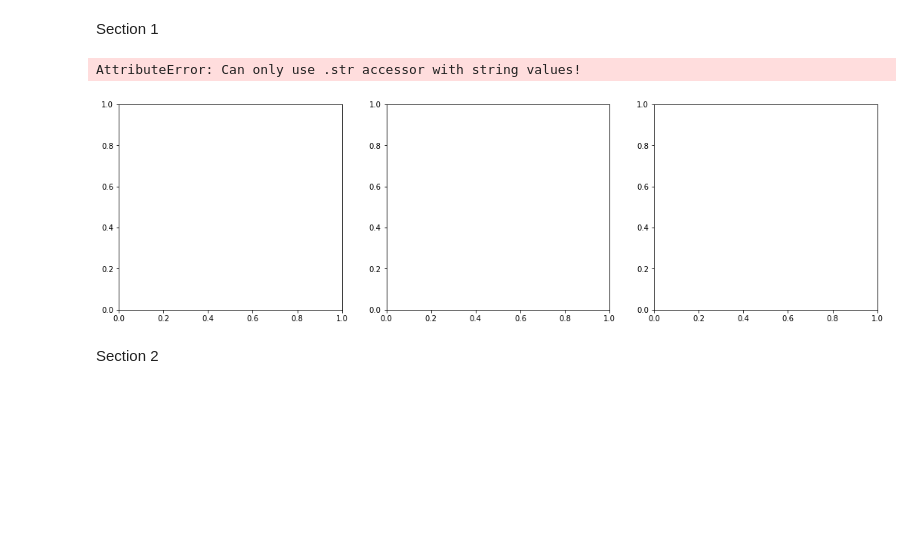
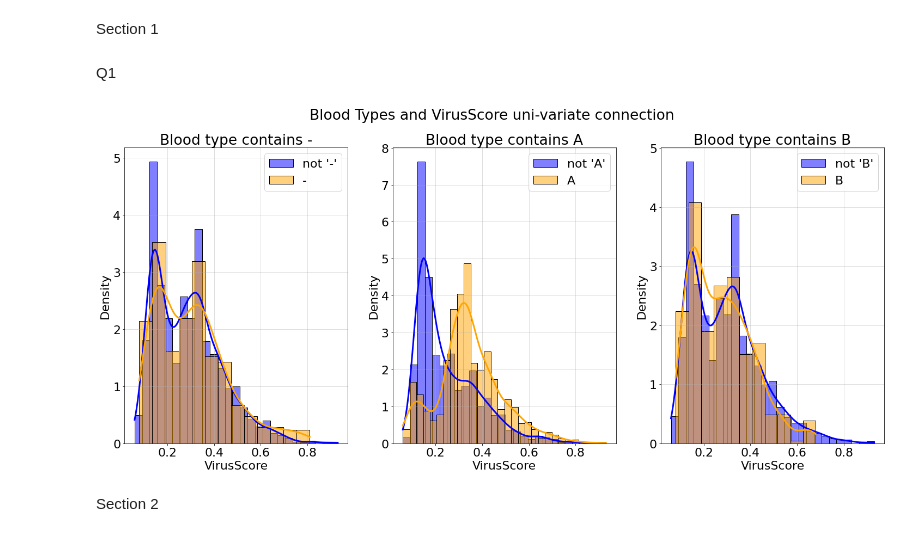
Before and after one commit to HenDav/ML-HW3, a Jupyter notebook: main.ipynb, the cells around one changed output. Cells and saved outputs as stored; diff of their text form; code cells hidden in the pictures; blank space fills up the shorter version.

Commit message:
Fixed titles and labels

```diff
--- a/main.ipynb
+++ b/main.ipynb
@@ -13,6 +13,8 @@ from sklearn.metrics import mean_squared_error
 # %% [markdown]
 Section 1
 # %%
+plt.rcParams.update({'font.size': 22})
+
 dataset = pd.read_csv("virus_labeled.csv")
 
 np.random.seed(1)
@@ -21,21 +23,22 @@ train, test = train_test_split(dataset, test_size=0.20, random_state=13)
 
 prepared_test, prepared_test_target = prepare.prepare_data(test, train, bloodtype_to_binary=False)
 prepared_train, prepared_train_target = prepare.prepare_data(train, train, bloodtype_to_binary=False)
+# %% [markdown]
+Q1
 # %%
-fig, ax = plt.subplots(nrows=1, ncols=3, figsize=(18, 5))
+fig, ax = plt.subplots(nrows=1, ncols=3, figsize=(25, 10))
 for i, cur_type in enumerate(['-', 'A', 'B']):
     filter_mask = prepared_train['blood_type'].str.contains(cur_type)
     not_plot = sns.histplot(data=prepared_train_target[~filter_mask], ax=ax[i], stat="density", kde=True,
-    line_kws={"linewidth": 3}, color='red', label="not '{}'".format(cur_type))
+    line_kws={"linewidth": 3}, color='blue', label="not '{}'".format(cur_type))
     sns.histplot(data=prepared_train_target[filter_mask], ax=ax[i], stat="density", kde=True,
     line_kws={"linewidth": 3}, color='orange', label=cur_type)
     ax[i].set_title("Blood type contains " + cur_type)
     ax[i].legend(), ax[i].grid(alpha=0.5)
-
+fig.suptitle("Blood Types and VirusScore uni-variate connection")
 plt.show()
 # %% [output]
-AttributeError: Can only use .str accessor with string values!
-[figure, old version]
+[figure, new version]
 # %%
 prepared_test, prepared_test_target = prepare.prepare_data(test, train)
 prepared_train, prepared_train_target = prepare.prepare_data(train, train)
```
Also changed, not shown: parts of 13 cells of this notebook.
